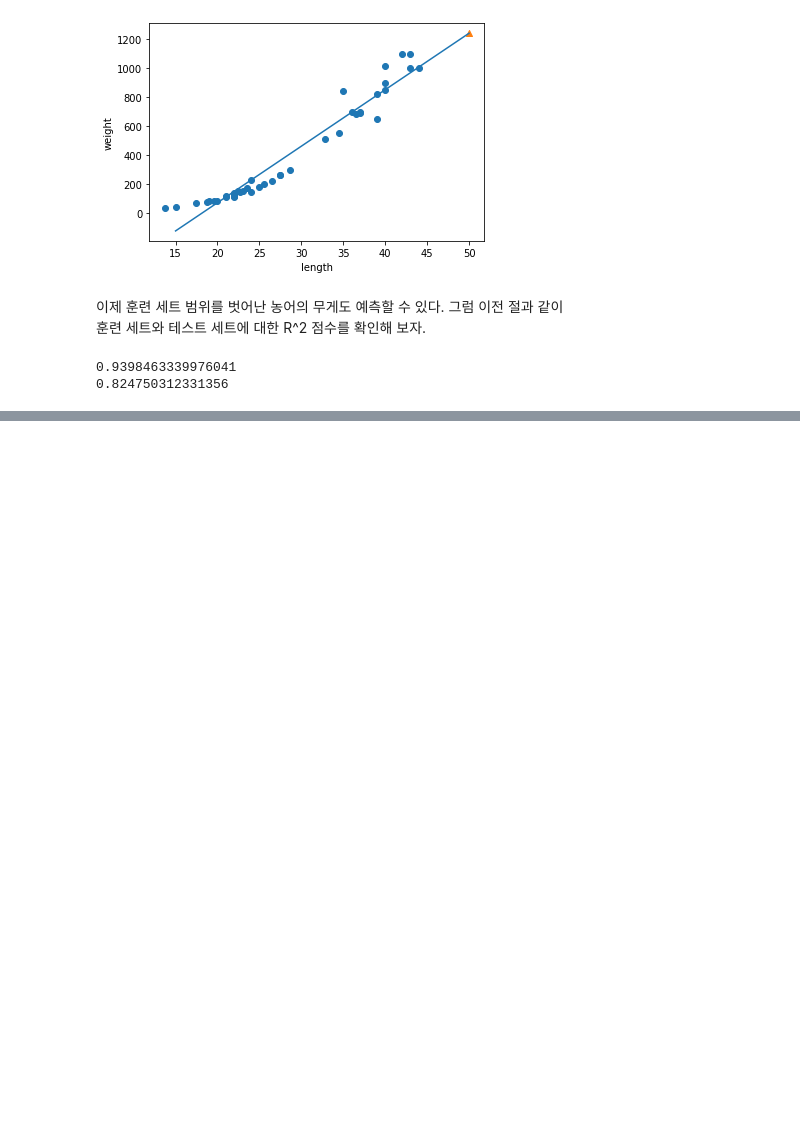
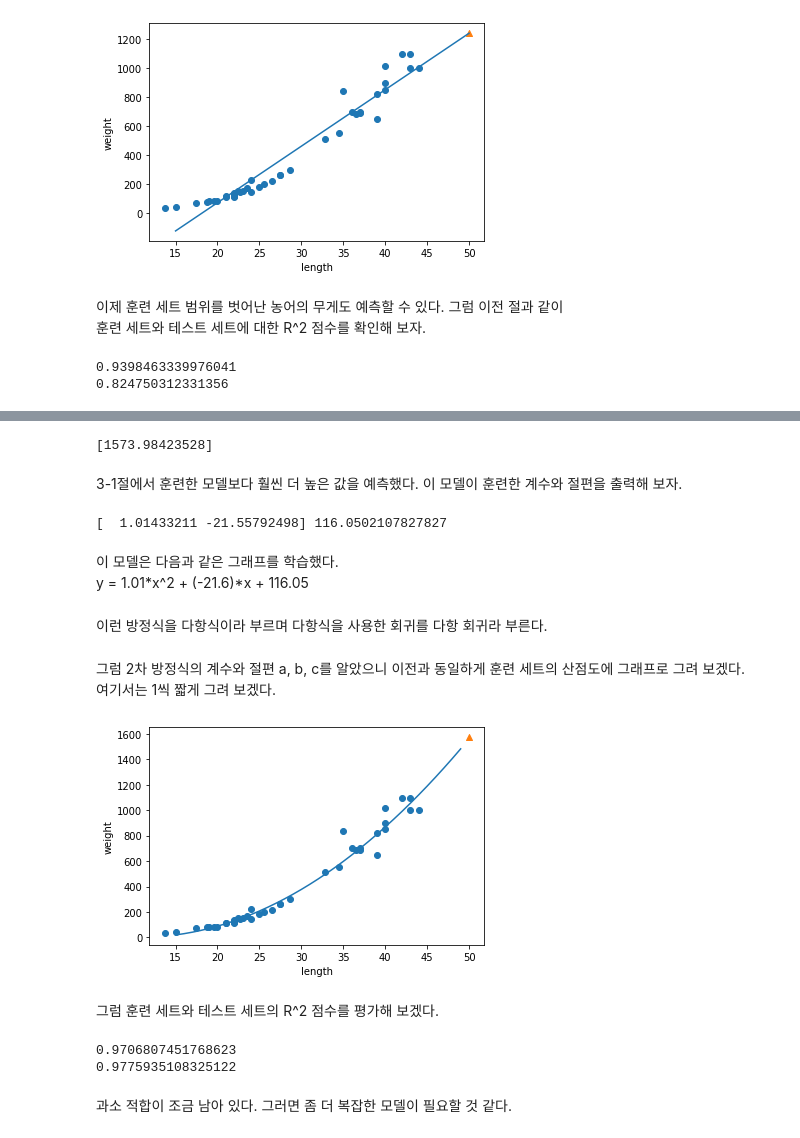
Before and after one commit to yw824/Machine_DeepLearning, a Jupyter notebook: machine_learning/Do-Alone/03-2 선형회귀.ipynb, the cells around one changed output, grey strips where cells are left out. Cells and saved outputs as stored; diff of their text form; code cells hidden in the pictures; blank space fills up the shorter version.

```diff
--- a/machine_learning/Do-Alone/03-2 선형회귀.ipynb
+++ b/machine_learning/Do-Alone/03-2 선형회귀.ipynb
@@ -160,0 +172,3 @@ print(lr.score(test_input, test_target))
+# %%
+train_poly = np.column_stack((train_input ** 2 , train_input))
+test_poly = np.column_stack((test_input ** 2 , test_input))
@@ -160,0 +190,47 @@ print(lr.score(test_input, test_target))
+# %%
+lr = LinearRegression()
+lr.fit(train_poly, train_target)
+print(lr.predict([[50**2, 50]]))
+# %% [output]
+[1573.98423528]
+# %% [markdown]
+3-1절에서 훈련한 모델보다 훨씬 더 높은 값을 예측했다. 이 모델이 훈련한 계수와 절편을 출력해 보자.
+# %%
+print(lr.coef_, lr.intercept_)
+# %% [output]
+[  1.01433211 -21.55792498] 116.0502107827827
+# %% [markdown]
+이 모델은 다음과 같은 그래프를 학습했다. <br>
+y = 1.01*x^2 + (-21.6)*x + 116.05
+# %% [markdown]
+이런 방정식을 다항식이라 부르며 다항식을 사용한 회귀를 다항 회귀라 부른다.
+# %% [markdown]
+그럼 2차 방정식의 계수와 절편 a, b, c를 알았으니 이전과 동일하게 훈련 세트의 산점도에 그래프로 그려 보겠다. <br>
+여기서는 1씩 짧게 그려 보겠다.
+# %%
+# 구간별 직선을 그리기 위해 15에서 19까지 정수 배열을 만든다.
+point = np.arange(15,50)
+
+# 훈련 세트의 산점도를 그린다.
+plt.scatter(train_input, train_target)
+
+# 15에서 49까지 2차 그래프를 그린다.
+plt.plot(point, 1.01*point**2 - 21.6*point + 116.05)
+
+# 50cm 농어 데이터
+plt.scatter(50,1574, marker="^")
+plt.xlabel("length")
+plt.ylabel("weight")
+plt.show()
+# %% [output]
+[figure, added]
+# %% [markdown]
+그럼 훈련 세트와 테스트 세트의 R^2 점수를 평가해 보겠다.
+# %%
+print(lr.score(train_poly, train_target))
+print(lr.score(test_poly, test_target))
+# %% [output]
+0.9706807451768623
+0.9775935108325122
+# %% [markdown]
+과소 적합이 조금 남아 있다. 그러면 좀 더 복잡한 모델이 필요할 것 같다.
```
Also changed, not shown: parts of 11 cells of this notebook.
